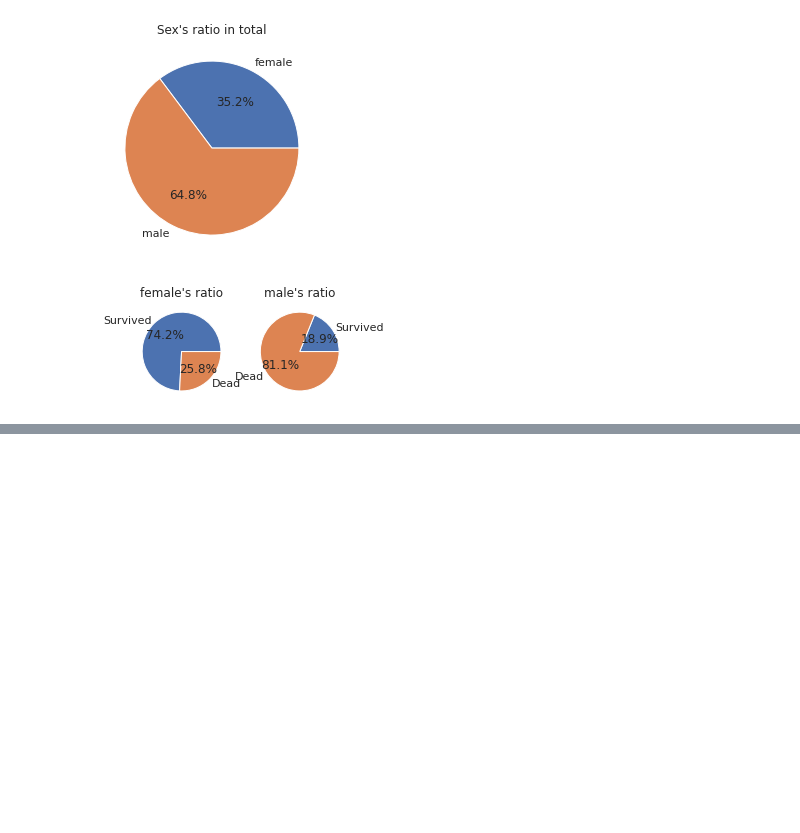
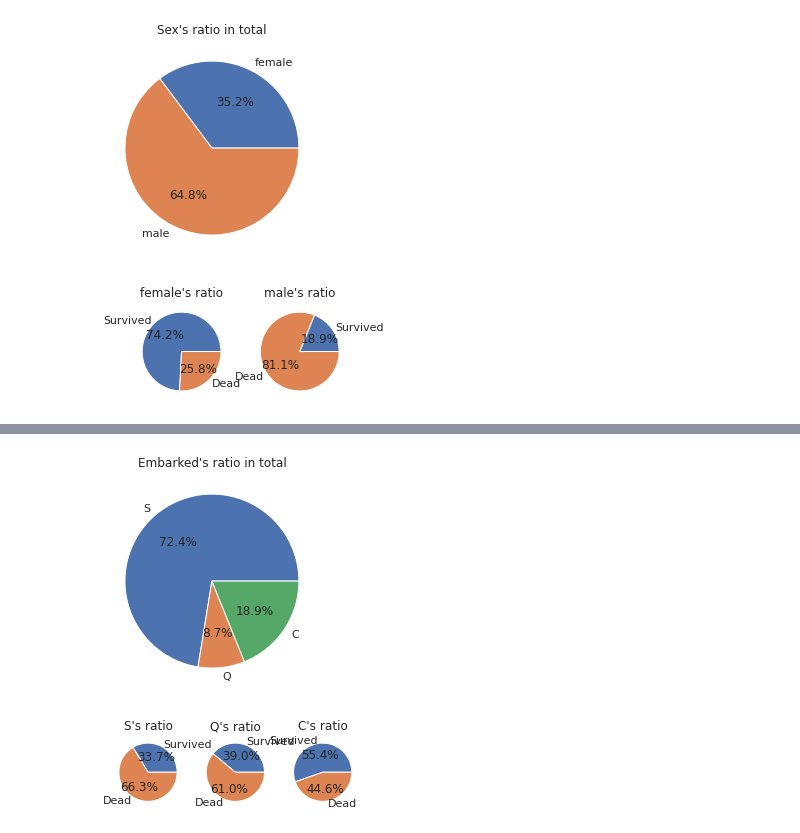
Before and after one commit to unknown-jun/First_step_of_data_analist, a Jupyter notebook: titanic.ipynb, the cells around one changed output, grey strips where cells are left out. Cells and saved outputs as stored; diff of their text form; code cells hidden in the pictures; blank space fills up the shorter version.

```diff
--- a/titanic.ipynb
+++ b/titanic.ipynb
@@ -102,0 +133,5 @@ ValueError: ignored
+# %%
+pie_chart('Embarked')
+# %% [output]
+[figure, added]
+[figure, added]
```
Also changed, not shown: parts of 13 cells of this notebook.
